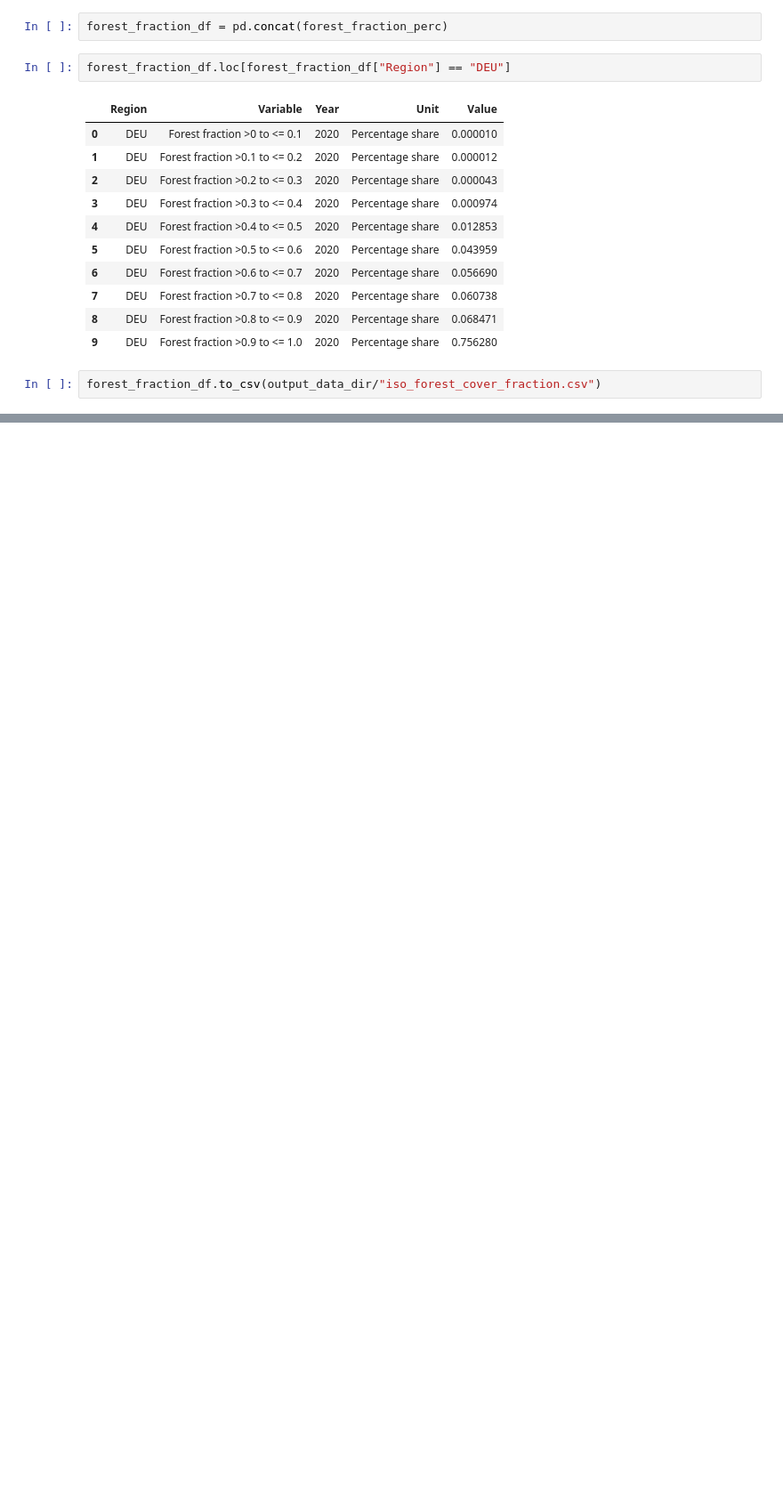
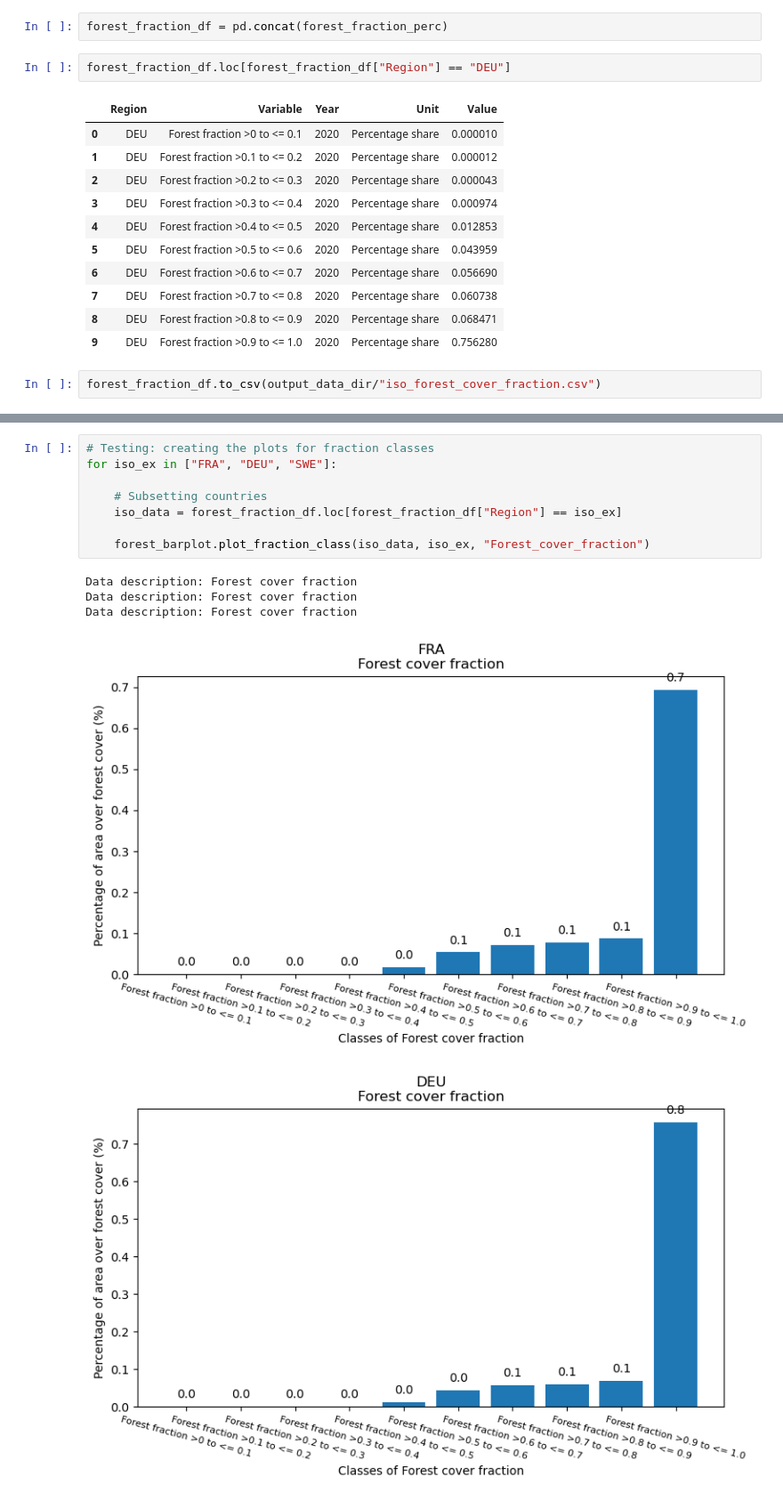
Before and after one commit to firzari/forest_data_analysis, a Jupyter notebook: notebook/forest_cover_fraction.ipynb, the cells around one changed output, grey strips where cells are left out. Shown: that part at 89% size. Saved outputs shown, nothing was run; the diff lists cells and outputs as text; blank space fills up the shorter version.

Commit message:
Add testing to plot fraction classes

```diff
--- a/notebook/forest_cover_fraction.ipynb
+++ b/notebook/forest_cover_fraction.ipynb
@@ -148,0 +151,14 @@ forest_fraction_df.to_csv(output_data_dir/"iso_forest_cover_fraction.csv")
+# %%
+# Testing: creating the plots for fraction classes
+for iso_ex in ["FRA", "DEU", "SWE"]:
+
+    # Subsetting countries
+    iso_data = forest_fraction_df.loc[forest_fraction_df["Region"] == iso_ex]
+
+    forest_barplot.plot_fraction_class(iso_data, iso_ex, "Forest_cover_fraction")
+# %% [output]
+Data description: Forest cover fraction
+Data description: Forest cover fraction
+Data description: Forest cover fraction
+[figure, added]
+[figure, added]
```
Also changed, not shown: parts of 4 cells of this notebook, 1 other file.
